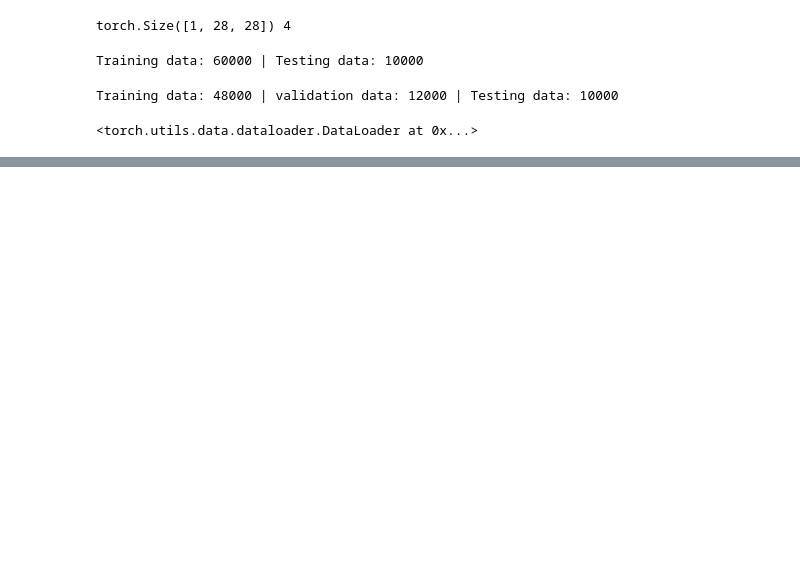
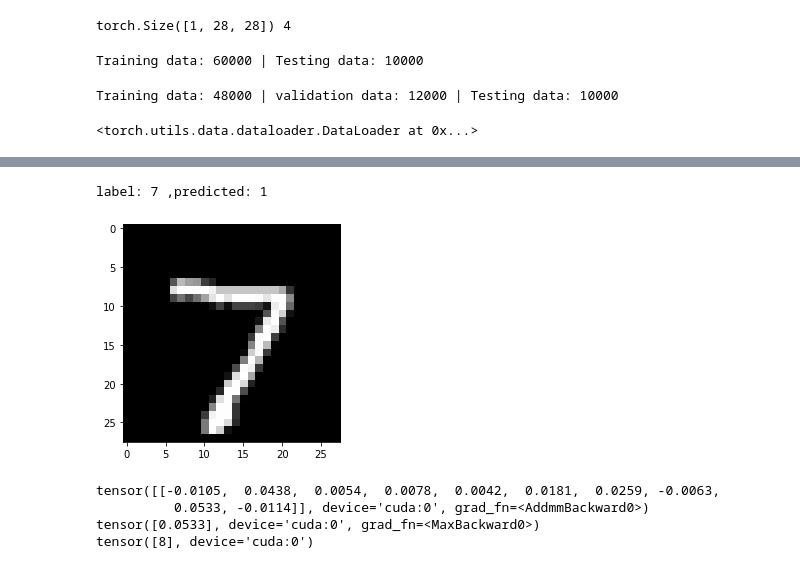
Before and after one commit to gopinathak-geek/Machine-Learning, a Jupyter notebook: DeepLearning_FeedForward.ipynb, the cells around one changed output, grey strips where cells are left out. Drawn from its saved outputs; the diff is of its cells as text; code cells hidden in the pictures; blank space fills up the shorter version.

```diff
--- a/DeepLearning_FeedForward.ipynb
+++ b/DeepLearning_FeedForward.ipynb
@@ -40,7 +60,7 @@ training_loader
 # %% [output]
 <torch.utils.data.dataloader.DataLoader at 0x...>
 # %%
-class FeedForward(nn.module):
+class FeedForward(nn.Module):
   def __init__(self):
     super(FeedForward, self).__init__()
     self.layer_1 = nn.Linear(784, 1568)
@@ -63,3 +83,6 @@ class FeedForward(nn.module):
     out = self.dropout(out)
     out = self.layer_4(out)
     return out
+# %%
+device = torch.device("cuda:0" if torch.cuda.is_available() else "cpu")
+print(device)
@@ -65,0 +91,4 @@ class FeedForward(nn.module):
+# %%
+model = FeedForward()
+model.to(device)
+print(model)
@@ -65,0 +150,26 @@ class FeedForward(nn.module):
+# %%
+def predict_image(img, model):
+  xb = img.unsqueeze(0).to(device)
+  yb = model(xb)
+  _, preds = torch.max(yb, dim=1)
+  return preds[0].item()
+# %%
+img, label = testing_data[0]
+plt.imshow(img[0], cmap='gray')
+print('label:', label, ',predicted:', predict_image(img, model))
+# %% [output]
+label: 7 ,predicted: 1
+[figure, added]
+# %%
+img, label = testing_data[0]
+xb = img.unsqueeze(0).to(device)
+yb = model(xb)
+print(yb)
+_, preds = torch.max(yb, dim=1)
+print(_)
+print(preds)
+# %% [output]
+tensor([[-0.0105,  0.0438,  0.0054,  0.0078,  0.0042,  0.0181,  0.0259, -0.0063,
+          0.0533, -0.0114]], device='cuda:0', grad_fn=<AddmmBackward0>)
+tensor([0.0533], device='cuda:0', grad_fn=<MaxBackward0>)
+tensor([8], device='cuda:0')
```
Also changed, not shown: parts of 7 cells of this notebook.
